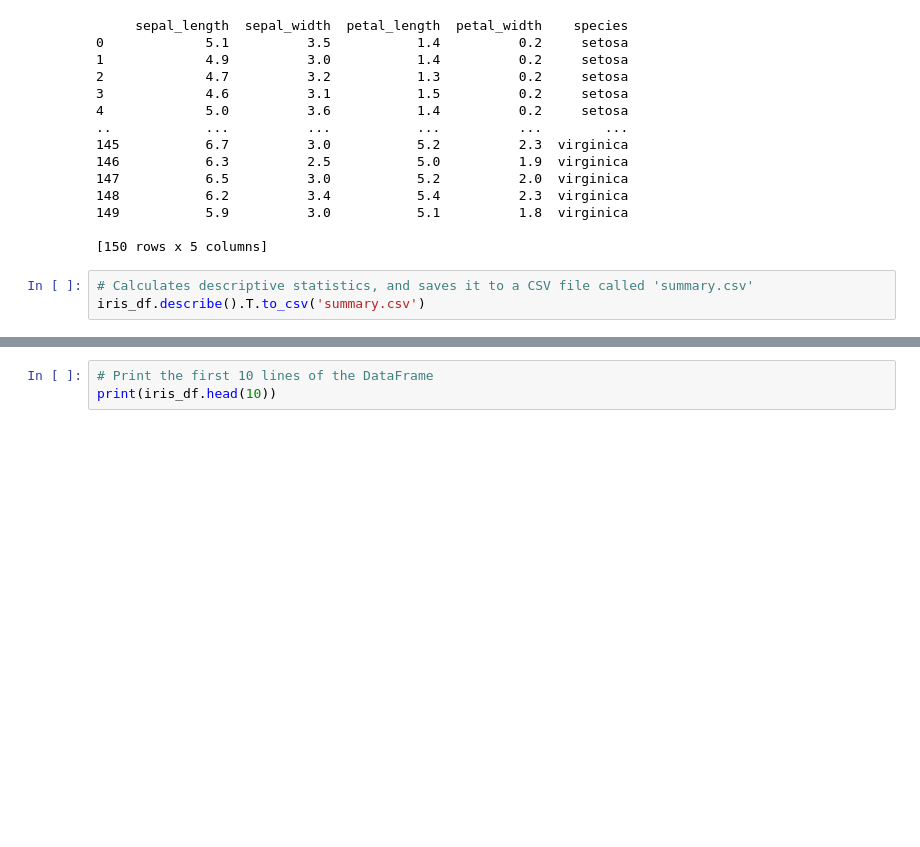
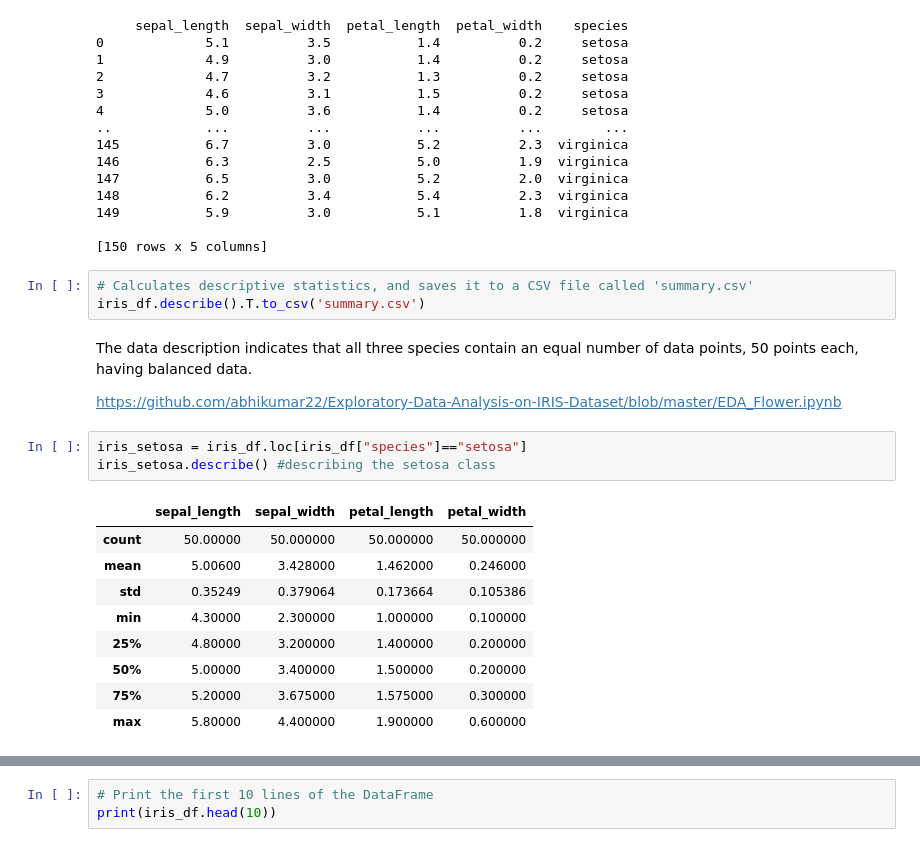
Before and after one commit to GabrielaDomiciano/pands-project, a Jupyter notebook: comments.ipynb, the cells around one changed output, grey strips where cells are left out. Saved outputs shown, nothing was run; the diff lists cells and outputs as text; blank space fills up the shorter version.

```diff
--- a/comments.ipynb
+++ b/comments.ipynb
@@ -81,3 +83,20 @@ print(iris_df)
 # %%
 # Calculates descriptive statistics, and saves it to a CSV file called 'summary.csv'
 iris_df.describe().T.to_csv('summary.csv')
+# %% [markdown]
+The data description indicates that all three species contain an equal number of data points, 50 points each, having balanced data.
+
+https://github.com/abhikumar22/Exploratory-Data-Analysis-on-IRIS-Dataset/blob/master/EDA_Flower.ipynb
+# %%
+iris_setosa = iris_df.loc[iris_df["species"]=="setosa"]
+iris_setosa.describe() #describing the setosa class
+# %% [output]
+|  | sepal_length | sepal_width | petal_length | petal_width |
+| count | 50.00000 | 50.000000 | 50.000000 | 50.000000 |
+| mean | 5.00600 | 3.428000 | 1.462000 | 0.246000 |
+| std | 0.35249 | 0.379064 | 0.173664 | 0.105386 |
+| min | 4.30000 | 2.300000 | 1.000000 | 0.100000 |
+| 25% | 4.80000 | 3.200000 | 1.400000 | 0.200000 |
+| 50% | 5.00000 | 3.400000 | 1.500000 | 0.200000 |
+| 75% | 5.20000 | 3.675000 | 1.575000 | 0.300000 |
+| max | 5.80000 | 4.400000 | 1.900000 | 0.600000 |
```
Also changed, not shown: parts of 18 cells of this notebook.
